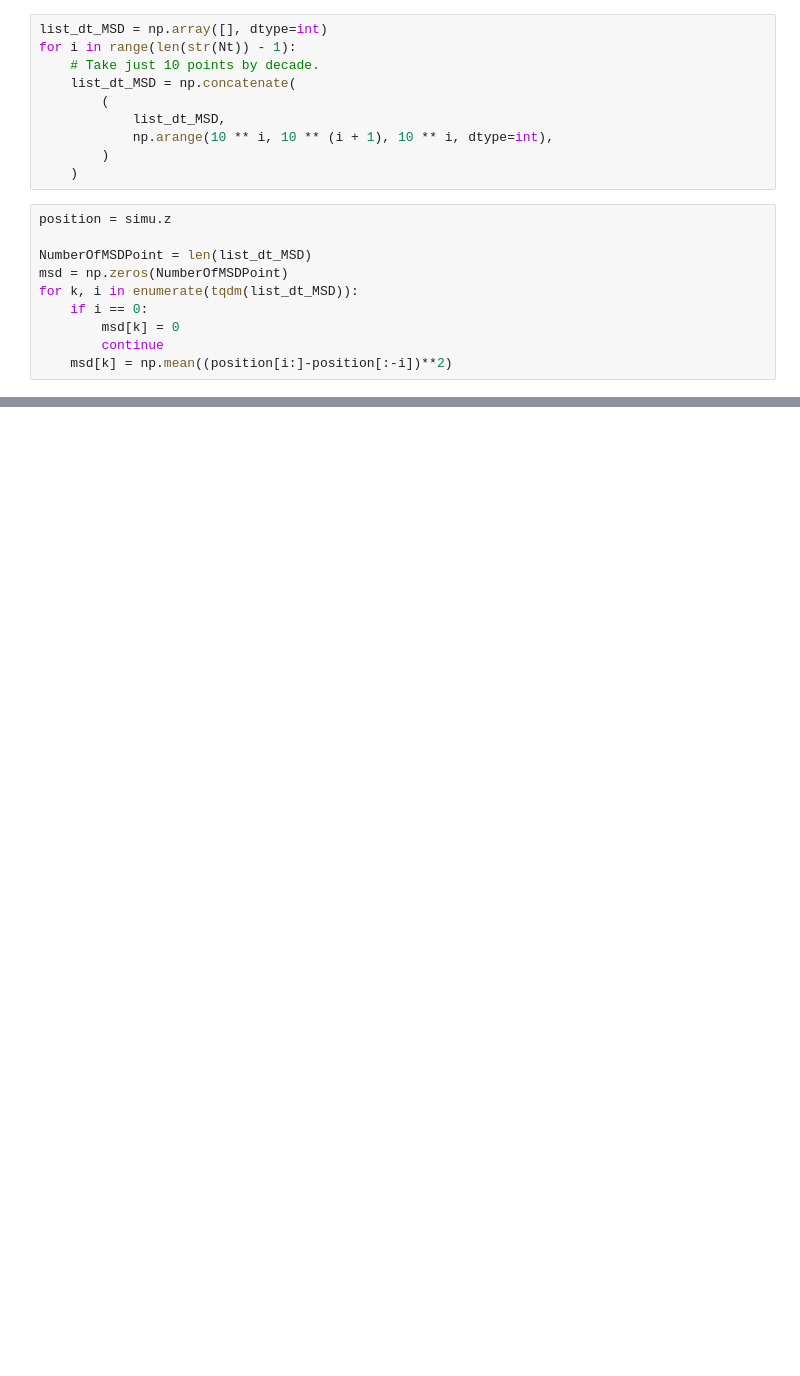
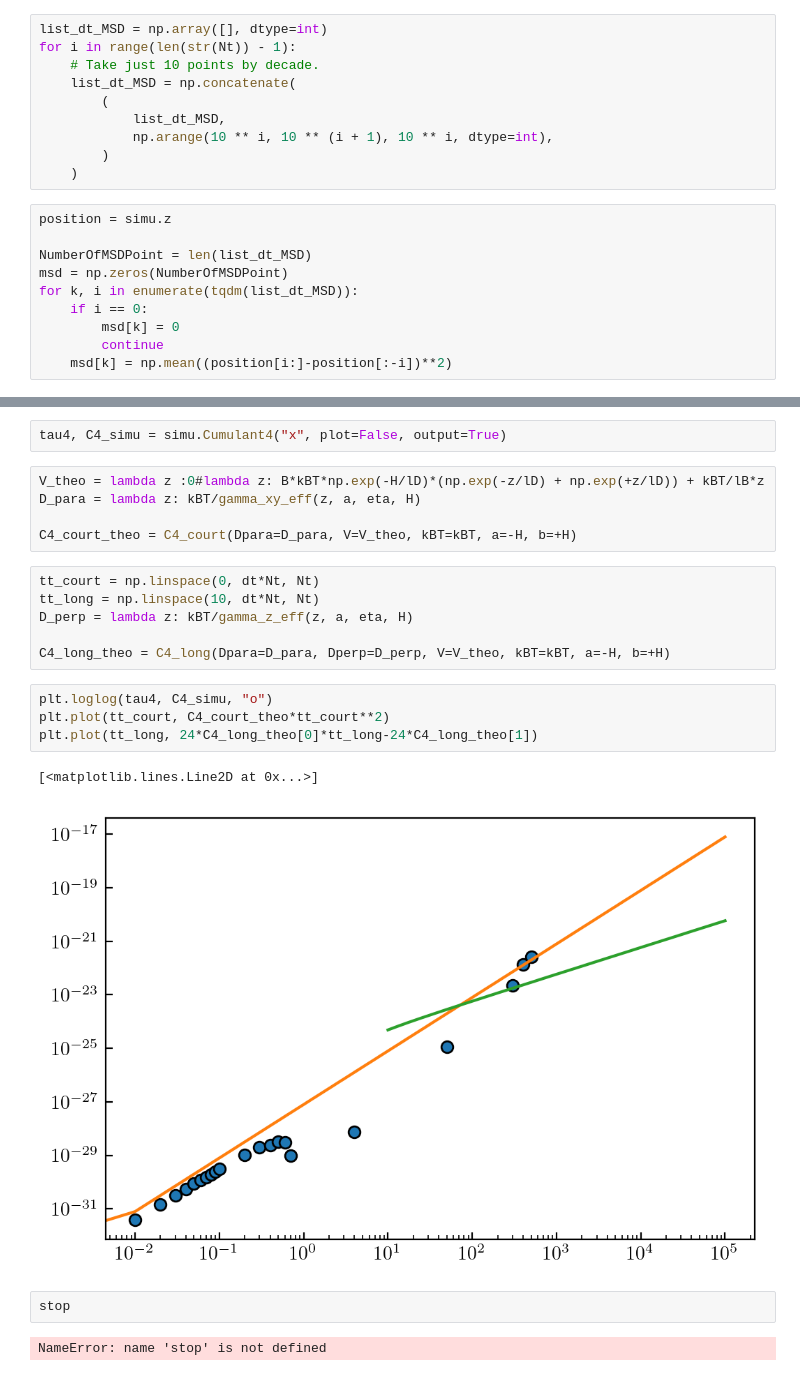
Before and after one commit to ElodieMillan/Brownian-particle-near-wall, a Jupyter notebook: Optimisation_experimental_C4/Verification_double_mur.ipynb, the cells around one changed output, grey strips where cells are left out. Cells and saved outputs as stored; diff of their text form; blank space fills up the shorter version.

```diff
--- a/Optimisation_experimental_C4/Verification_double_mur.ipynb
+++ b/Optimisation_experimental_C4/Verification_double_mur.ipynb
@@ -338,0 +353,24 @@ NameError: name 'gamma_z' is not defined
+# %%
+tau4, C4_simu = simu.Cumulant4("x", plot=False, output=True)
+# %%
+V_theo = lambda z :0#lambda z: B*kBT*np.exp(-H/lD)*(np.exp(-z/lD) + np.exp(+z/lD)) + kBT/lB*z
+D_para = lambda z: kBT/gamma_xy_eff(z, a, eta, H)
+
+C4_court_theo = C4_court(Dpara=D_para, V=V_theo, kBT=kBT, a=-H, b=+H)
+# %%
+tt_court = np.linspace(0, dt*Nt, Nt)
+tt_long = np.linspace(10, dt*Nt, Nt)
+D_perp = lambda z: kBT/gamma_z_eff(z, a, eta, H)
+
+C4_long_theo = C4_long(Dpara=D_para, Dperp=D_perp, V=V_theo, kBT=kBT, a=-H, b=+H)
+# %%
+plt.loglog(tau4, C4_simu, "o")
+plt.plot(tt_court, C4_court_theo*tt_court**2)
+plt.plot(tt_long, 24*C4_long_theo[0]*tt_long-24*C4_long_theo[1])
+# %% [output]
+[<matplotlib.lines.Line2D at 0x...>]
+[figure, added]
+# %%
+stop
+# %% [output]
+NameError: name 'stop' is not defined
```
Also changed, not shown: parts of 37 cells of this notebook, 4 other files.
